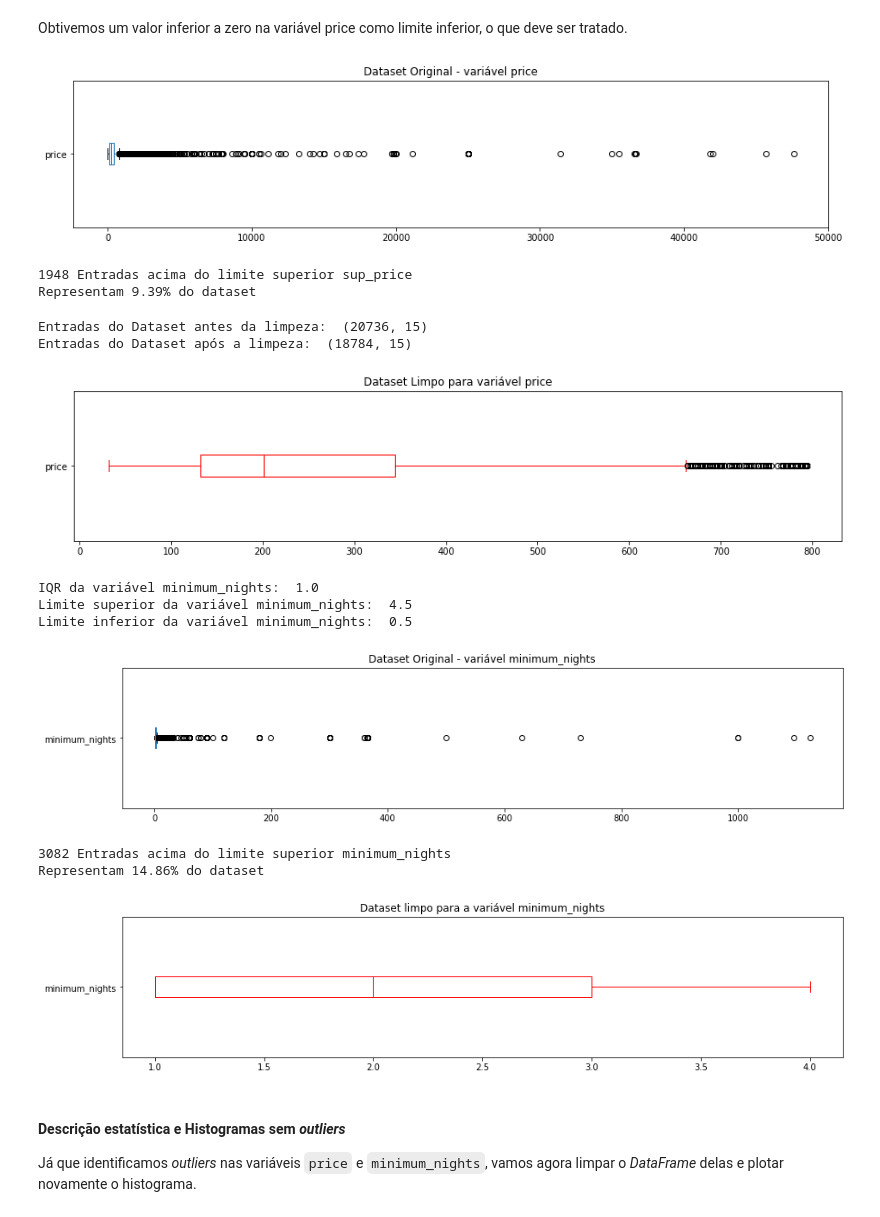
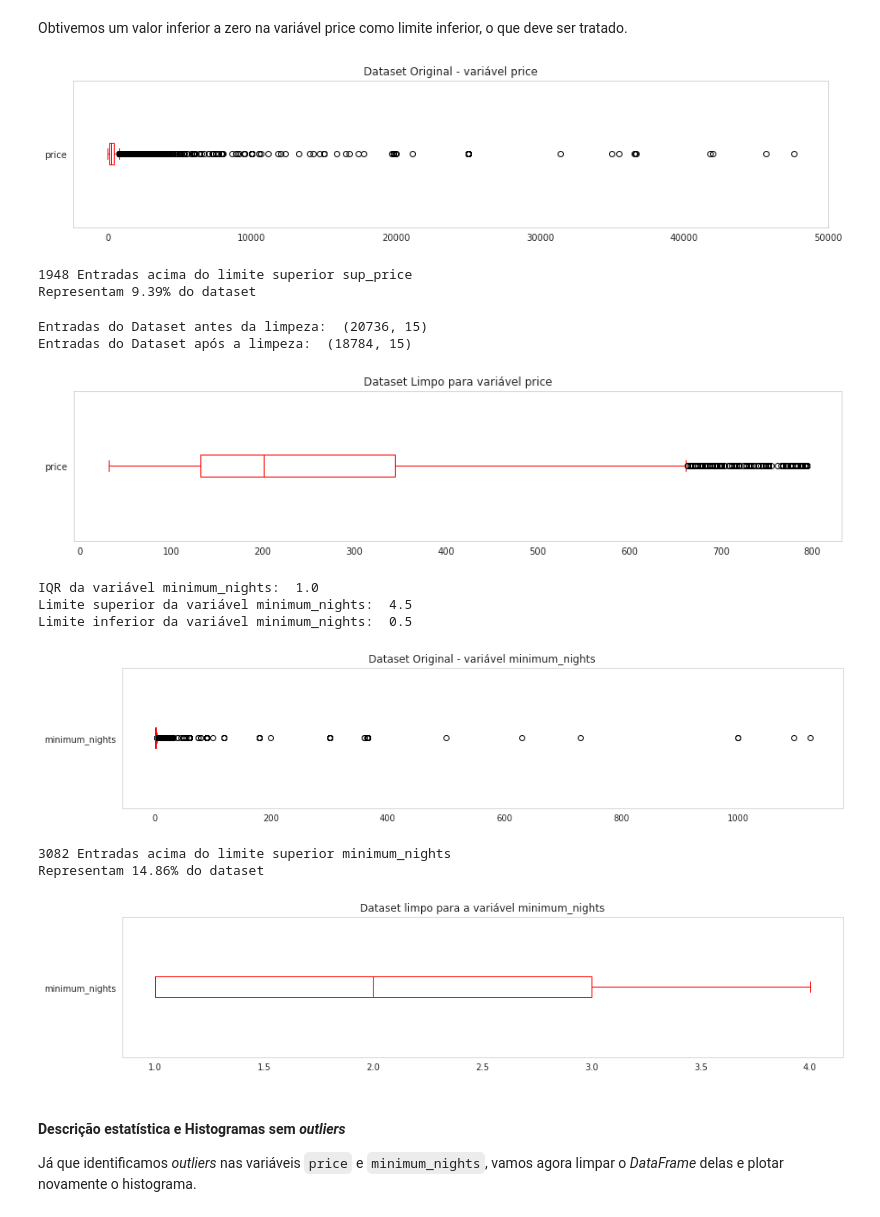
Before and after one commit to gveronese01/Data-Science, a Jupyter notebook: Analisando_os_Dados_do_Airbnb_(Rio_de_Janeiro).ipynb, the cells around one changed output. Saved outputs shown, nothing was run; the diff lists cells and outputs as text; code cells hidden in the pictures.

```diff
--- a/Analisando_os_Dados_do_Airbnb_(Rio_de_Janeiro).ipynb
+++ b/Analisando_os_Dados_do_Airbnb_(Rio_de_Janeiro).ipynb
@@ -234,14 +231,15 @@ Obtivemos um valor inferior a zero na variável price como limite inferior, o qu
 # %%
 # BOX PLOT - verificando o dataset original da variável price
 fig, ax = plt.subplots(figsize=(15,3))
-df["price"].plot(kind='box', vert=False);
+df["price"].plot(kind='box', vert=False, color="r");
+plt.grid(False)
 ax.set_title('Dataset Original - variável price')
 plt.show()
 #print("O dataset possui {} colunas".format(df.shape[0]))
 print("{} Entradas acima do limite superior sup_price".format(len(df[df["price"] > sup_price])))
 print("Representam {:.2f}% do dataset".format((len(df[df["price"] > sup_price]) / df.shape[0])*100))
 # %% [output]
-[figure, old version]
+[figure, new version]
 1948 Entradas acima do limite superior sup_price
 Representam 9.39% do dataset
 # %%
@@ -260,10 +258,11 @@ Entradas do Dataset após a limpeza:  (18784, 15)
 # verificando o conjunto limpo
 fig, ax = plt.subplots(figsize=(15,3))
 df_clean["price"].plot(kind='box', vert=False, color="r");
+plt.grid(False)
 ax.set_title('Dataset Limpo para variável price')
 plt.show()
 # %% [output]
-[figure, old version]
+[figure, new version]
 # %%
 # identificando os outliers para a variável minimum_nights
 q1_minimum_nights = df.minimum_nights.quantile(.25)
@@ -284,14 +283,15 @@ Limite inferior da variável minimum_nights:  0.5
 # %%
 # BOX PLOT - verificando o dataset original da minimum_nights
 fig, ax = plt.subplots(figsize=(15,3))
-df["minimum_nights"].plot(kind='box', vert=False);
+df["minimum_nights"].plot(kind='box', vert=False, color="r");
 ax.set_title('Dataset Original - variável minimum_nights')
+plt.grid(False)
 plt.show()
 
 print("{} Entradas acima do limite superior minimum_nights".format(len(df[df["minimum_nights"] > sup_minimum_nights])))
 print("Representam {:.2f}% do dataset".format((len(df[df["minimum_nights"] > sup_minimum_nights]) / df.shape[0])*100))
 # %% [output]
-[figure, old version]
+[figure, new version]
 3082 Entradas acima do limite superior minimum_nights
 Representam 14.86% do dataset
 # %%
@@ -302,9 +302,10 @@ df_clean.drop(df_clean[df_clean.minimum_nights < inf_minimum_nights].index, axis
 fig, ax=plt.subplots(figsize=(15,3))
 df_clean["minimum_nights"].plot(kind="box", vert=False, color="r");
 ax.set_title("Dataset limpo para a variável minimum_nights")
+plt.grid(False)
 plt.show()
 # %% [output]
-[figure, old version]
+[figure, new version]
 # %% [markdown]
 #### Descrição estatística e  Histogramas sem *outliers*
 
```
Also changed, not shown: parts of 9 cells of this notebook.
